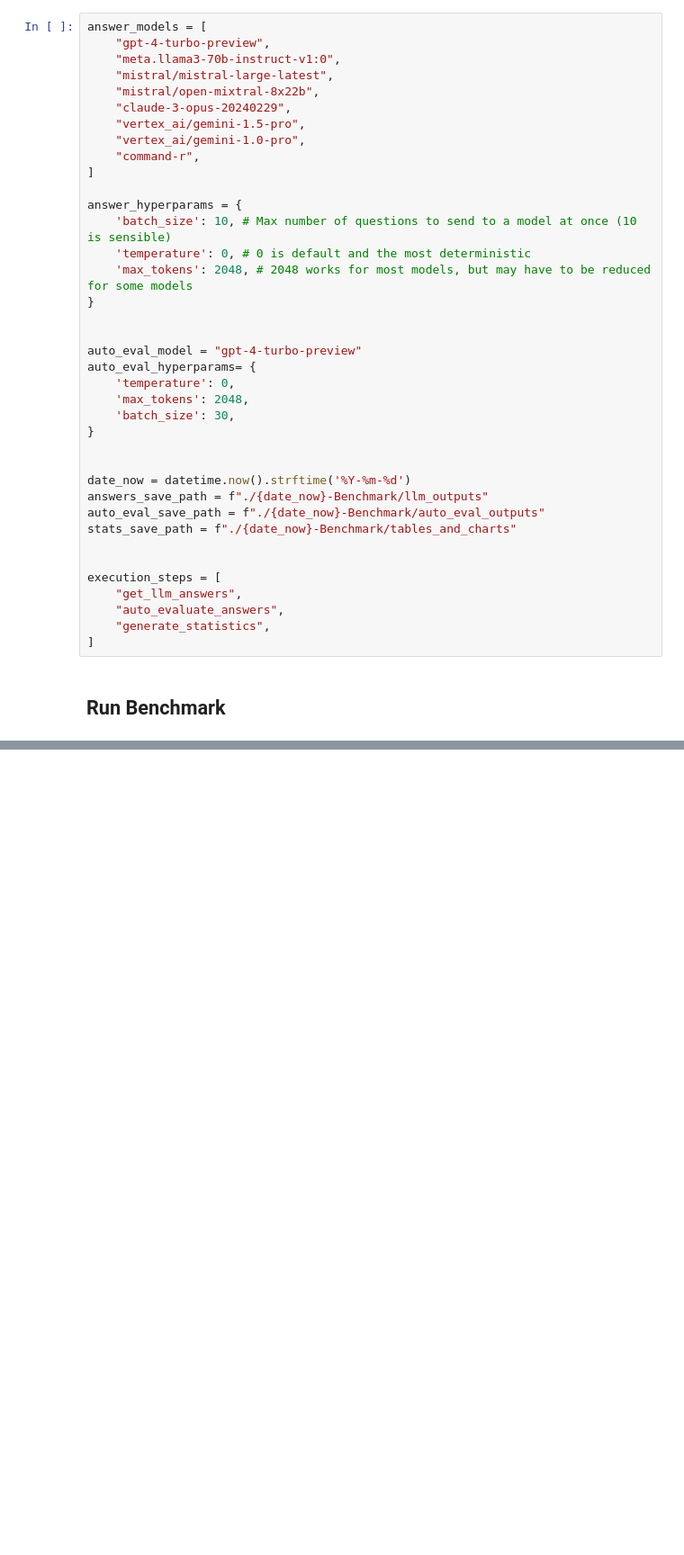
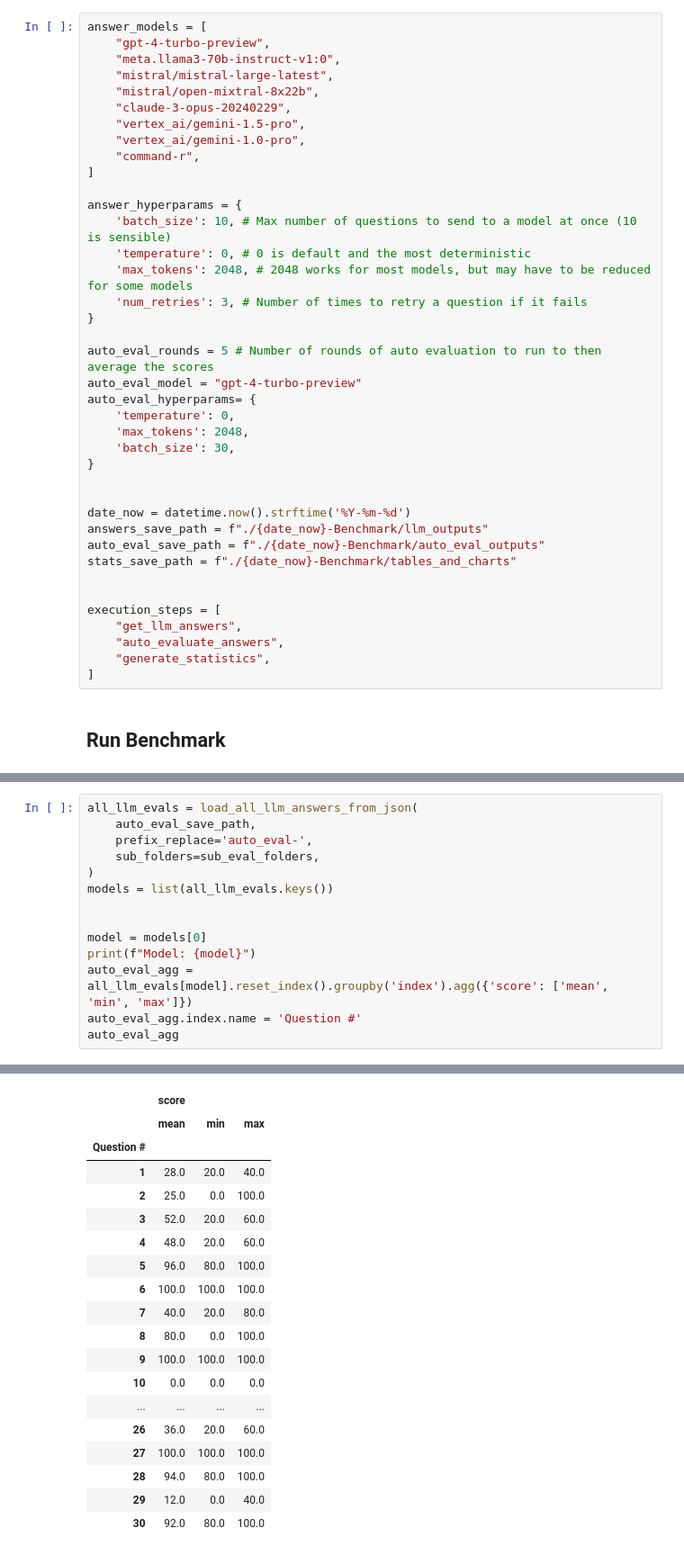
Before and after one commit to autogenai/easy-problems-that-llms-get-wrong, a Jupyter notebook: main.ipynb, the cells around one changed output, grey strips where cells are left out. Shown at 90% size. Cells and saved outputs as stored; diff of their text form; blank space fills up the shorter version.

Commit message:
add eval rounds

```diff
--- a/main.ipynb
+++ b/main.ipynb
@@ -30,9 +27,10 @@ answer_hyperparams = {
     'batch_size': 10, # Max number of questions to send to a model at once (10 is sensible)
     'temperature': 0, # 0 is default and the most deterministic
     'max_tokens': 2048, # 2048 works for most models, but may have to be reduced for some models
+    'num_retries': 3, # Number of times to retry a question if it fails
 }
 
-
+auto_eval_rounds = 5 # Number of rounds of auto evaluation to run to then average the scores
 auto_eval_model = "gpt-4-turbo-preview"
 auto_eval_hyperparams= {
     'temperature': 0,
@@ -143,0 +141,15 @@ Calculating stats for open-mixtral-8x22b
+# %%
+all_llm_evals = load_all_llm_answers_from_json(
+    auto_eval_save_path,
+    prefix_replace='auto_eval-',
+    sub_folders=sub_eval_folders,
+)
+models = list(all_llm_evals.keys())
+
+
+model = models[0]
+print(f"Model: {model}")
+auto_eval_agg = all_llm_evals[model].reset_index().groupby('index').agg({'score': ['mean', 'min', 'max']})
+auto_eval_agg.index.name = 'Question #'
+auto_eval_agg
+# %% [output]
@@ -143,0 +157,19 @@ Calculating stats for open-mixtral-8x22b
+|  | score |  |  |
+|  | mean | min | max |
+| Question # |  |  |  |
+| 1 | 28.0 | 20.0 | 40.0 |
+| 2 | 25.0 | 0.0 | 100.0 |
+| 3 | 52.0 | 20.0 | 60.0 |
+| 4 | 48.0 | 20.0 | 60.0 |
+| 5 | 96.0 | 80.0 | 100.0 |
+| 6 | 100.0 | 100.0 | 100.0 |
+| 7 | 40.0 | 20.0 | 80.0 |
+| 8 | 80.0 | 0.0 | 100.0 |
+| 9 | 100.0 | 100.0 | 100.0 |
+| 10 | 0.0 | 0.0 | 0.0 |
+| ... | ... | ... | ... |
+| 26 | 36.0 | 20.0 | 60.0 |
+| 27 | 100.0 | 100.0 | 100.0 |
+| 28 | 94.0 | 80.0 | 100.0 |
+| 29 | 12.0 | 0.0 | 40.0 |
+| 30 | 92.0 | 80.0 | 100.0 |
```
Also changed, not shown: parts of 4 cells of this notebook.
